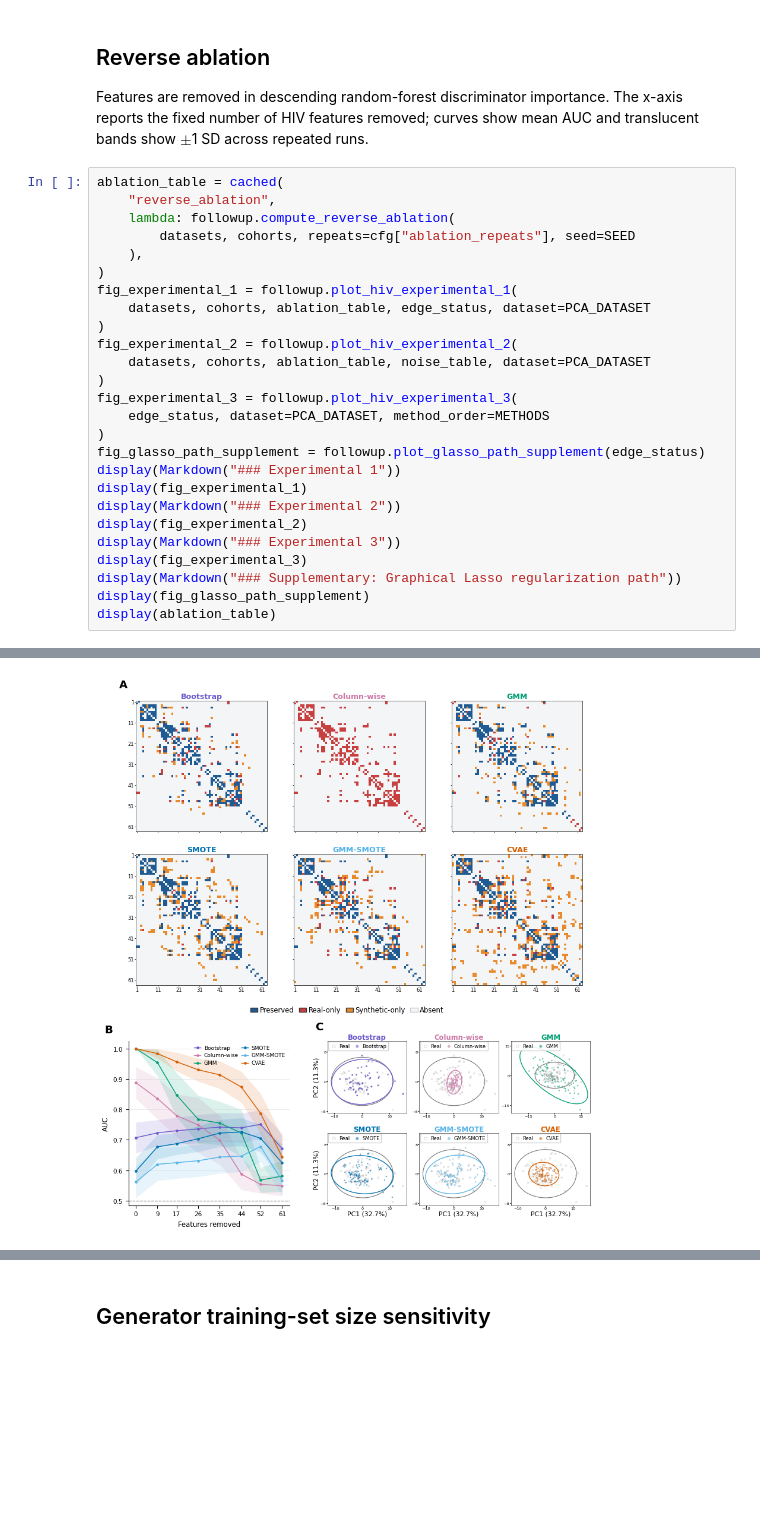
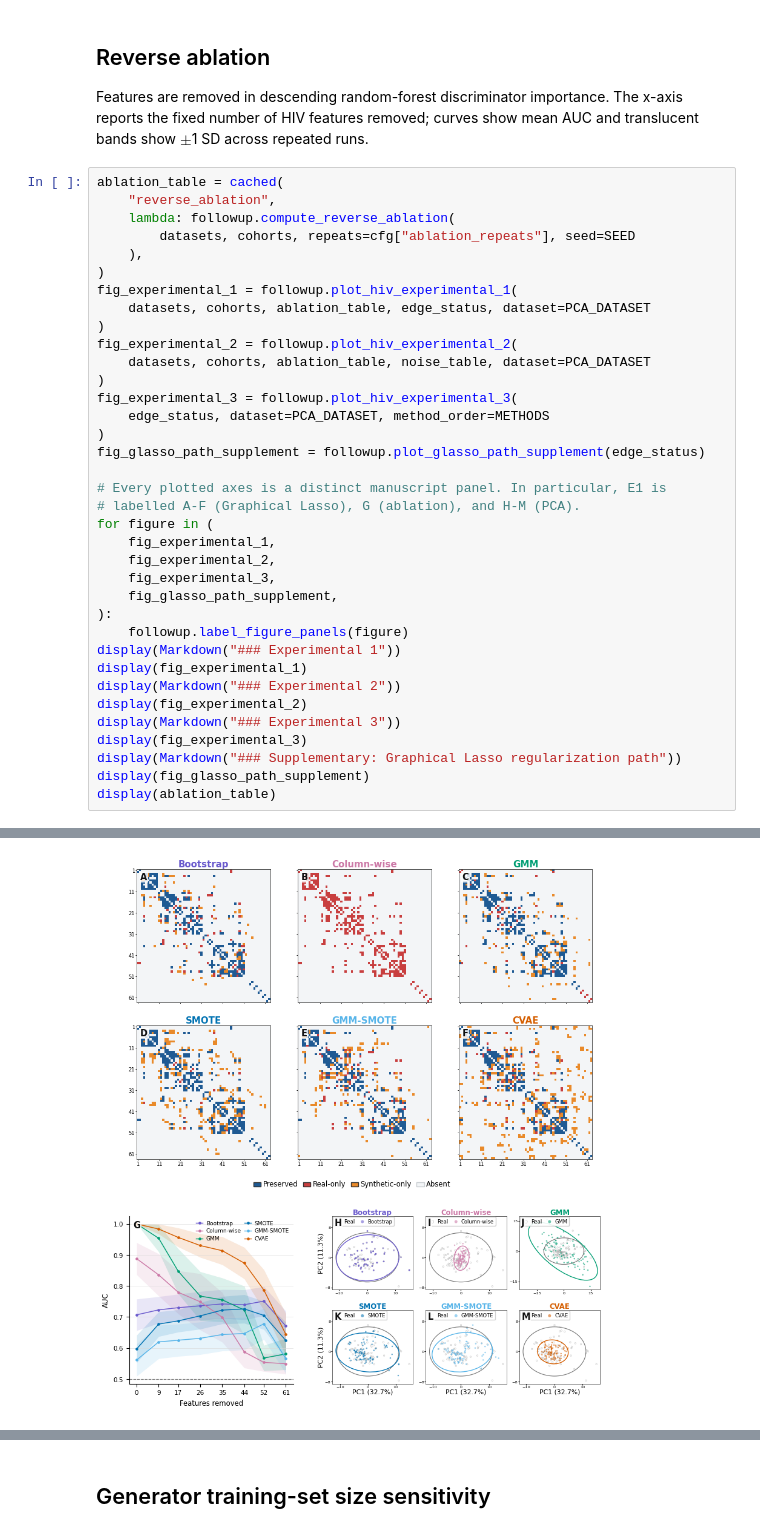
Before and after one commit to TonyTran03/distinguishable_data, a Jupyter notebook: data_synthesis/notebooks/original_paper_followup.ipynb, the cells around one changed output, grey strips where cells are left out. Cells and saved outputs as stored; diff of their text form; blank space fills up the shorter version.

Commit message:
Add Graphical Lasso feature mapping exports

```diff
--- a/data_synthesis/notebooks/original_paper_followup.ipynb
+++ b/data_synthesis/notebooks/original_paper_followup.ipynb
@@ -399,30 +408,40 @@ Features are removed in descending random-forest discriminator importance. The x
 # %%
 ablation_table = cached(
     "reverse_ablation",
     lambda: followup.compute_reverse_ablation(
         datasets, cohorts, repeats=cfg["ablation_repeats"], seed=SEED
     ),
 )
 fig_experimental_1 = followup.plot_hiv_experimental_1(
     datasets, cohorts, ablation_table, edge_status, dataset=PCA_DATASET
 )
 fig_experimental_2 = followup.plot_hiv_experimental_2(
     datasets, cohorts, ablation_table, noise_table, dataset=PCA_DATASET
 )
 fig_experimental_3 = followup.plot_hiv_experimental_3(
     edge_status, dataset=PCA_DATASET, method_order=METHODS
 )
 fig_glasso_path_supplement = followup.plot_glasso_path_supplement(edge_status)
+
+# Every plotted axes is a distinct manuscript panel. In particular, E1 is
+# labelled A-F (Graphical Lasso), G (ablation), and H-M (PCA).
+for figure in (
+    fig_experimental_1,
+    fig_experimental_2,
+    fig_experimental_3,
+    fig_glasso_path_supplement,
+):
+    followup.label_figure_panels(figure)
 display(Markdown("### Experimental 1"))
 display(fig_experimental_1)
 display(Markdown("### Experimental 2"))
 display(fig_experimental_2)
 display(Markdown("### Experimental 3"))
 display(fig_experimental_3)
 display(Markdown("### Supplementary: Graphical Lasso regularization path"))
 display(fig_glasso_path_supplement)
 display(ablation_table)
 # %% [output]
 ### Experimental 1
-[figure, old version]
+[figure, new version]
 ### Experimental 2
```
Also changed, not shown: parts of 4 cells of this notebook, 6 other files.
